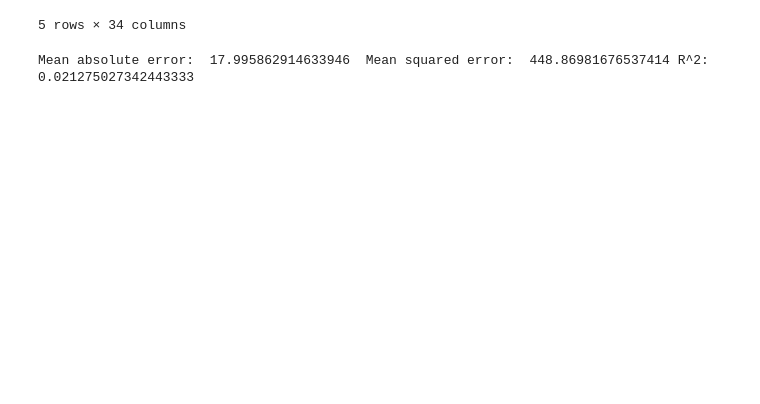
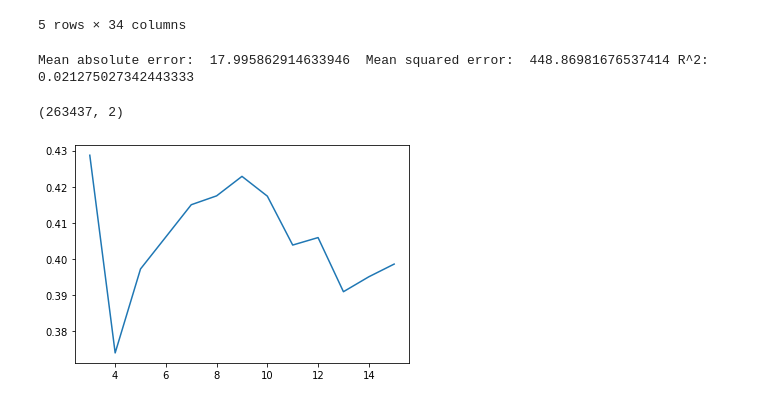
Before and after one commit to emmy0021/ChicagoCrimeAnalysis, a Jupyter notebook: predictTest.ipynb, the cells around one changed output. Cells and saved outputs as stored; diff of their text form; code cells hidden in the pictures; blank space fills up the shorter version.

Commit message:
The Silhouette Method

```diff
--- a/predictTest.ipynb
+++ b/predictTest.ipynb
@@ -197,3 +197,42 @@ for train_index, test_index in kf.split(X):
 print("Mean absolute error: ", np.average(test_mae), " Mean squared error: ", np.average(test_mse), "R^2: ", np.average(test_r2))
 # %% [output]
 Mean absolute error:  17.995862914633946  Mean squared error:  448.86981676537414 R^2:  0.021275027342443333
+# %%
+df = data[data['Year'] == 2018]
+df = df[df['Latitude'].notna()]
+df = df[df['Longitude'].notna()]
+
+latlon = df[['X Coordinate', 'Y Coordinate']].copy()
+
+
+
+latlon.shape
+# %% [output]
+(263437, 2)
+# %%
+##from https://medium.com/analytics-vidhya/how-to-determine-the-optimal-k-for-k-means-708505d204eb
+
+from sklearn.cluster import KMeans
+from sklearn.metrics import silhouette_score
+
+sil = []
+
+kmax = 15
+
+for k in range(3,kmax+1):
+    kmeans = KMeans(n_clusters = k).fit(latlon)
+    labels = kmeans.labels_
+    sil.append(silhouette_score(latlon, labels, metric = 'euclidean'))
+# %%
+import matplotlib.pyplot as plt
+
+val = []
+
+for k in range(3,kmax+1):
+    val.append(k)
+
+
+plt.plot(val,sil)
+plt.show()
+# %% [output]
+[figure, added]
```
